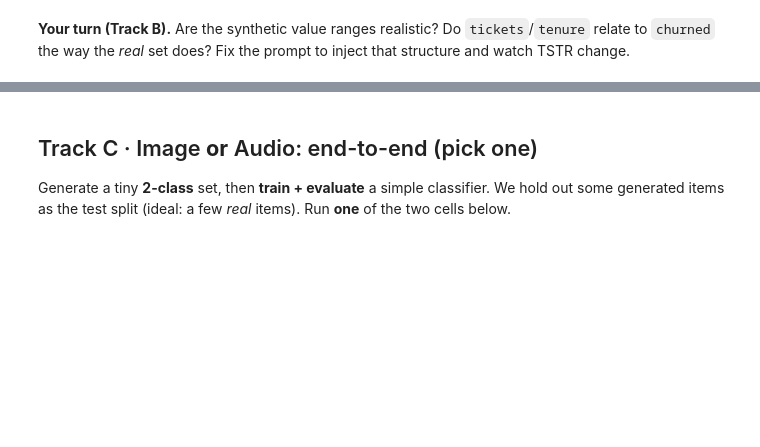
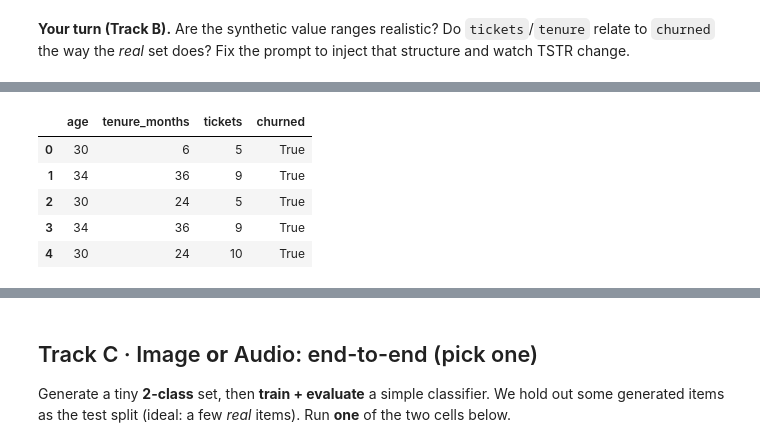
Before and after one commit to myngoc-trg/DA631E_ArtificialIntelligenceForDataScience, a Jupyter notebook: Lecture_6/Malmo_Lecture_6c_Workshop.ipynb, the cells around one changed output, grey strips where cells are left out. Drawn from its saved outputs; the diff is of its cells as text; code cells hidden in the pictures; blank space fills up the shorter version.

```diff
--- a/Lecture_6/Malmo_Lecture_6c_Workshop.ipynb
+++ b/Lecture_6/Malmo_Lecture_6c_Workshop.ipynb
@@ -274,3 +438,76 @@ free_memory(gen)   # release the LLM before the image/audio models
 # %% [markdown]
 **Your turn (Track B).** Are the synthetic value ranges realistic? Do `tickets`/`tenure` relate to
 `churned` the way the *real* set does? Fix the prompt to inject that structure and watch TSTR change.
+# %%
+import json, re
+
+def _to_int(v):
+    m = re.search(r"-?\d+", str(v))          # tolerate ints given as strings, e.g. "34"
+    return int(m.group()) if m else None
+
+def _to_bool(v):
+    if isinstance(v, bool):
+        return v
+    return str(v).strip().lower() in {"true", "yes", "1", "y", "t"}
+
+def gen_record():
+    p = (
+    'Generate ONE fictional customer as a single JSON object with EXACTLY '
+    'these keys and no other text:\n'
+    '{"age": <int 18-80>, "tenure_months": <int 0-72>, '
+    '"tickets": <int 0-15>, "churned": <true or false>}\n'
+    '\n'
+    'Use these realistic patterns:\n'
+    '- Churned customers tend to have shorter tenure and more support tickets.\n'
+    '- Non-churned customers tend to have longer tenure and fewer support tickets.\n'
+    '- These relationships are tendencies, not strict rules.\n'
+    '- Age should not strongly determine churn.\n'
+    '- Generate churned and non-churned customers roughly equally often.\n'
+    '- Include some variation and overlap between the two groups.\n'
+)
+    raw = chat(p, system="You output a single valid JSON object and nothing else.",
+               max_new=96, temp=0.7)
+    m = re.search(r"\{.*?\}", raw, flags=re.S)                 # first {...} block
+    if not m:
+        return None
+    s = m.group().replace("True", "true").replace("False", "false").replace("'", '"')
+    try:
+        rec = json.loads(s)
+        age, ten, tik = _to_int(rec.get("age")), _to_int(rec.get("tenure_months")), _to_int(rec.get("tickets"))
+        if None in (age, ten, tik):
+            return None
+        if not (18 <= age <= 80 and 0 <= ten <= 72 and 0 <= tik <= 15):
+            return None
+        return {"age": age, "tenure_months": ten, "tickets": tik,
+                "churned": _to_bool(rec.get("churned"))}
+    except Exception:
+        return None
+
+# Collect valid rows, capping attempts so the cell can never hang.
+synth, attempts = [], 0
+while len(synth) < 30 and attempts < 60:
+    r = gen_record()
+    if r:
+        synth.append(r)
+    attempts += 1
+print(f"LLM produced {len(synth)} valid rows from {attempts} attempts")
+
+# Safety net: if the small model under-delivers, top up so TSTR can still run.
+if len(synth) < 20:
+    import random
+    random.seed(0)
+    need = 20 - len(synth)
+    print(f"topping up with {need} programmatic rows so the track can proceed")
+    for _ in range(need):
+        churn = random.random() < 0.5
+        synth.append({"age": random.randint(18, 80),
+                      "tenure_months": random.randint(0, 18) if churn else random.randint(19, 72),
+                      "tickets": random.randint(5, 15) if churn else random.randint(0, 4),
+                      "churned": churn})
+
+# Explicit columns => the frame always has the schema, even if empty (no KeyError).
+synth_df = pd.DataFrame(synth, columns=["age", "tenure_months", "tickets", "churned"])
+synth_df["churned"] = synth_df["churned"].astype(bool)
+print("total synthetic rows:", len(synth_df))
+synth_df.head()
+# %% [output]
@@ -276,0 +533,6 @@ free_memory(gen)   # release the LLM before the image/audio models
+|  | age | tenure_months | tickets | churned |
+| 0 | 30 | 6 | 5 | True |
+| 1 | 34 | 36 | 9 | True |
+| 2 | 30 | 24 | 5 | True |
+| 3 | 34 | 36 | 9 | True |
+| 4 | 30 | 24 | 10 | True |
```
Also changed, not shown: parts of 41 cells of this notebook.
